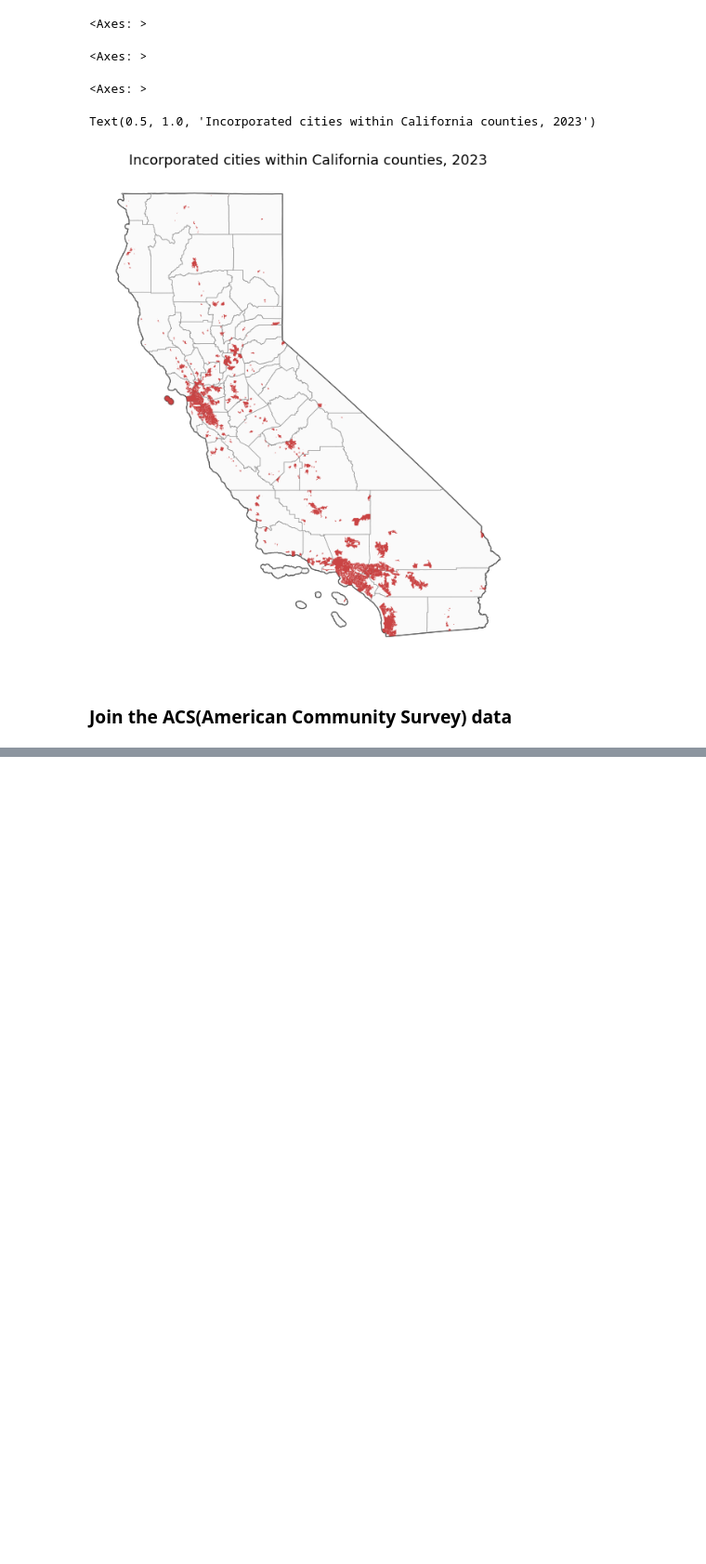
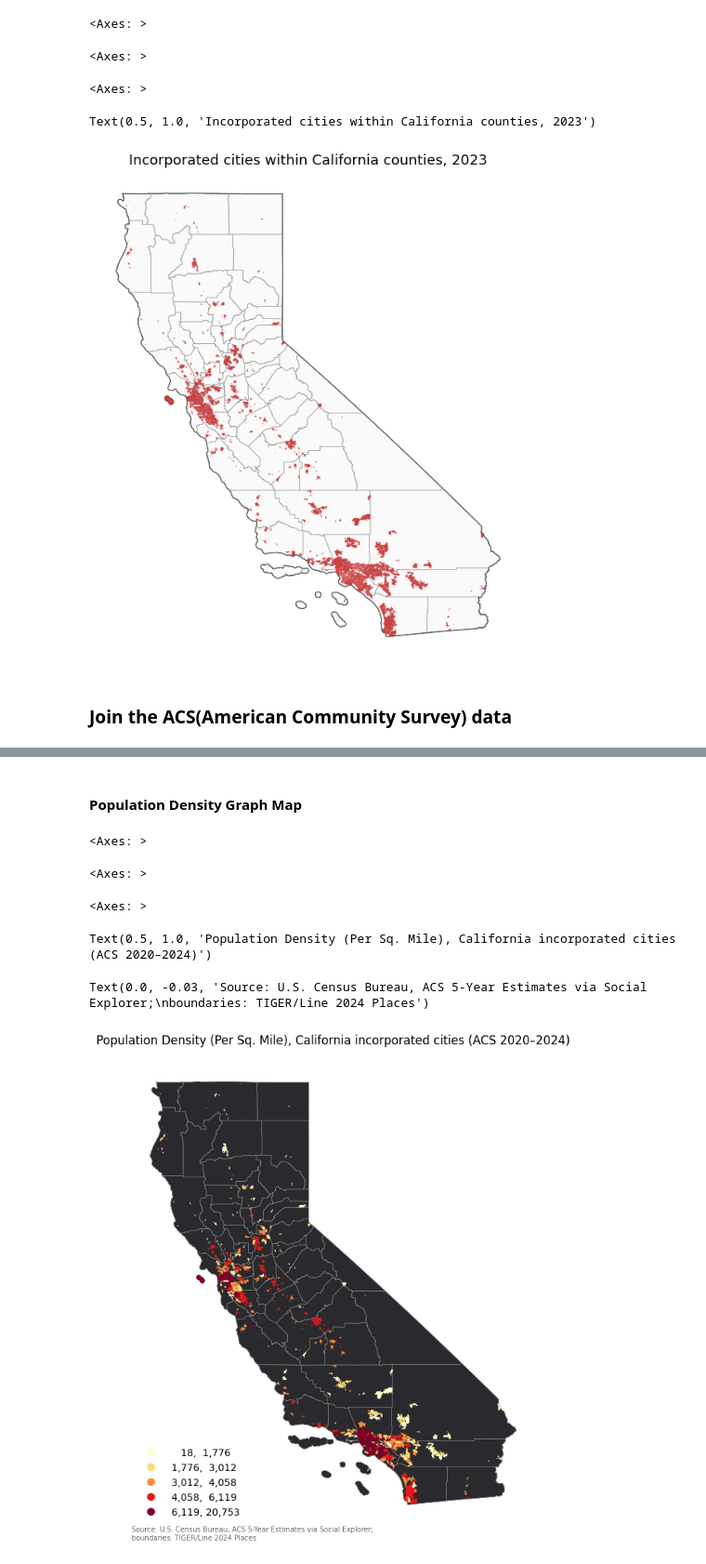
Before and after one commit to HowardChen0211/gisPy, a Jupyter notebook: ProblemSets_map.ipynb, the cells around one changed output, grey strips where cells are left out. Shown at 93% size. Cells and saved outputs as stored; diff of their text form; code cells hidden in the pictures; blank space fills up the shorter version.

```diff
--- a/ProblemSets_map.ipynb
+++ b/ProblemSets_map.ipynb
@@ -275,0 +360,8 @@ Text(0.5, 1.0, 'Incorporated cities within California counties, 2023')
+# %%
+mask = owner_home["NAME"].str.contains("CDP") # excluding Census Designated Places
+
+owner_home2 = owner_home.loc[~mask, ["FIPS", "NAME", "Median House Value"]].copy()
+
+print(owner_home2.dtypes)
+print()
+owner_home2.head()
@@ -275,0 +379,12 @@ Text(0.5, 1.0, 'Incorporated cities within California counties, 2023')
+# %%
+df = (
+    total_pop2[["FIPS", "NAME", "Total Population", "Population Density (Per Sq. Mile)"]]
+    .merge(household_income2[["FIPS", "Median Household Income"]], on="FIPS", how="outer")
+    .merge(owner_home2[["FIPS", "Median House Value"]], on="FIPS", how="outer")
+)
+
+num_cols = ["Total Population", "Population Density (Per Sq. Mile)", "Median Household Income", "Median House Value"]
+df[num_cols] = df[num_cols].apply(pd.to_numeric, errors="coerce") # to numeric types
+# %%
+# change the NAME for later use
+df["NAME"] = df["NAME"].str.split(",").str[0]
@@ -275,0 +400,6 @@ Text(0.5, 1.0, 'Incorporated cities within California counties, 2023')
+# %%
+# Check first for outer join, it's good. nothing happen
+# cities.merge(df, left_on="GEOID", right_on="FIPS", how="outer", indicator=True).query("_merge == 'left_only'")
+
+df1 = cities.merge(df, left_on="GEOID", right_on="FIPS", how="inner", indicator=True).drop(columns=["NAME_x", "NAME_y", "FIPS", "_merge"])
+df1.head()
@@ -276,3 +425,29 @@ Text(0.5, 1.0, 'Incorporated cities within California counties, 2023')
+# %% [markdown]
+#### Population Density Graph Map
+# %%
+fig, ax = plt.subplots(1, figsize=(6,10))
+
+state.plot(ax=ax, color='#2a2a2e', edgecolor='#4a4a50', linewidth=0.5)
+counties.plot(ax=ax, color="none", edgecolor="#999999", linewidth=0.3)
+df1.plot(ax=ax, column='Population Density (Per Sq. Mile)', legend=True, cmap='YlOrRd',
+          scheme='quantiles',k=5, edgecolor='none',linewidth=0.2,
+          legend_kwds= {"fmt": "{:,.0f}", 'loc':'lower left', 'markerscale':0.8, "frameon": False})
+
+leg1 = ax.get_legend()
+ax.set_title("Population Density (Per Sq. Mile), California incorporated cities (ACS 2020–2024)")
+ax.set_axis_off()
+ax.annotate("Source: U.S. Census Bureau, ACS 5-Year Estimates via Social Explorer;\n" # Claude code help
+            "boundaries: TIGER/Line 2024 Places",
+            xy=(0.0, -0.03), xycoords='axes fraction', fontsize=7, color='#666666')
+plt.tight_layout()
+plt.show()
+# %% [output]
+<Axes: >
+<Axes: >
+<Axes: >
+Text(0.5, 1.0, 'Population Density (Per Sq. Mile), California incorporated cities (ACS 2020–2024)')
+Text(0.0, -0.03, 'Source: U.S. Census Bureau, ACS 5-Year Estimates via Social Explorer;\nboundaries: TIGER/Line 2024 Places')
+[figure, added]
 # %% [markdown]
 ## Reference
 1. Designated Cities: https://en.wikipedia.org/wiki/List_of_census-designated_places_in_California
```
Also changed, not shown: parts of 15 cells of this notebook.
